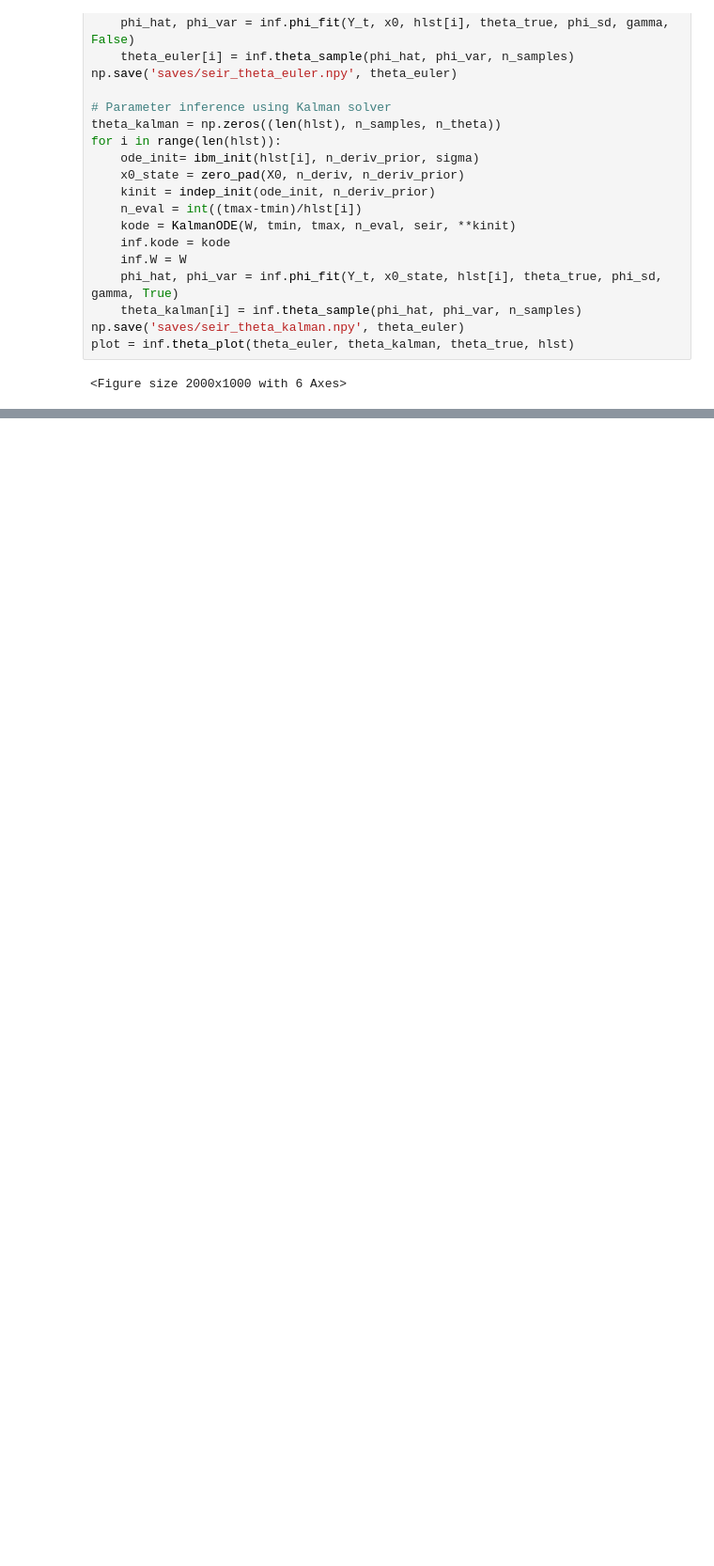
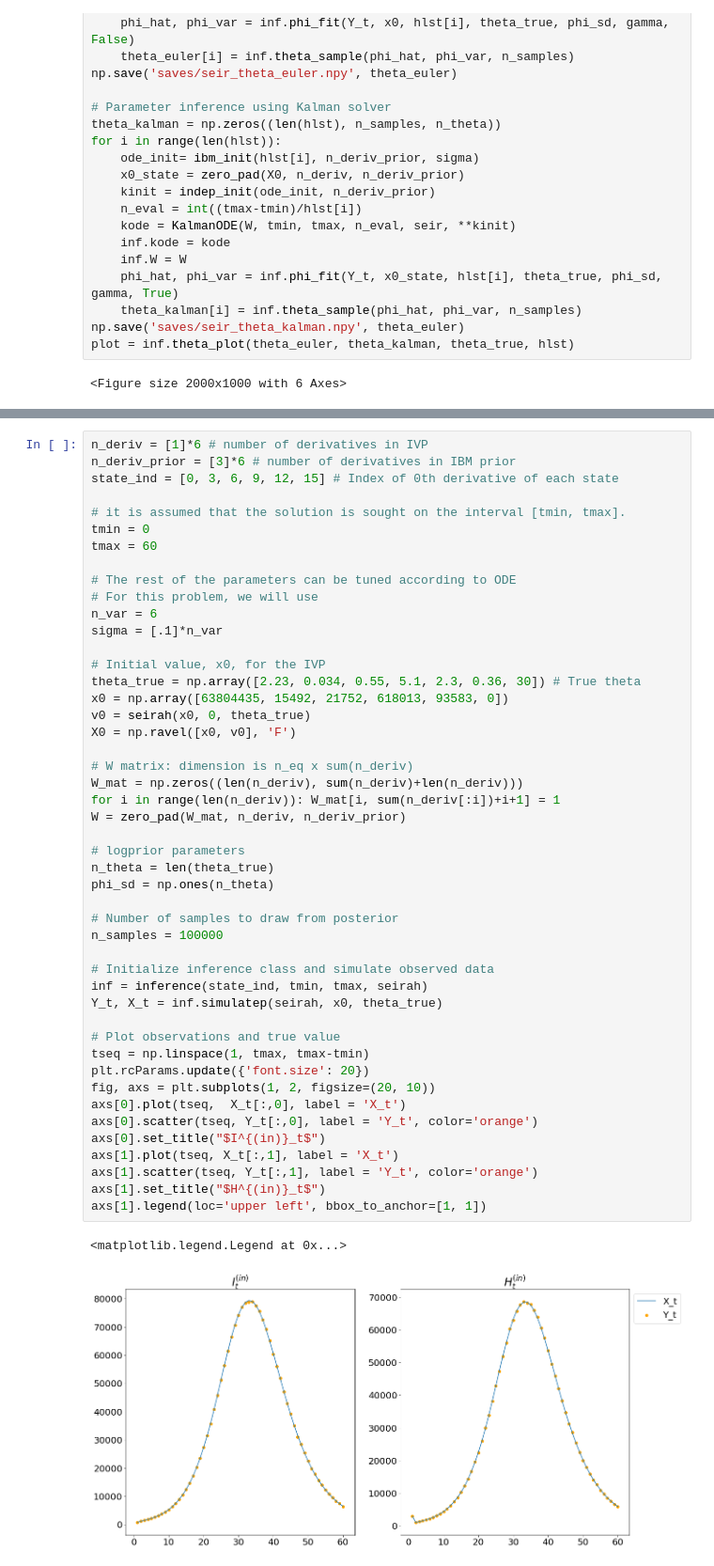
Before and after one commit to mlysy/rodeo-legacy, a Jupyter notebook: examples/Covid.ipynb, the cells around one changed output, grey strips where cells are left out. Shown: that part at 94% size. Cells and saved outputs as stored; diff of their text form; blank space fills up the shorter version.

```diff
--- a/examples/Covid.ipynb
+++ b/examples/Covid.ipynb
@@ -87,3 +110,53 @@ plot = inf.theta_plot(theta_euler, theta_kalman, theta_true, hlst)
+# %%
+n_deriv = [1]*6 # number of derivatives in IVP
+n_deriv_prior = [3]*6 # number of derivatives in IBM prior
+state_ind = [0, 3, 6, 9, 12, 15] # Index of 0th derivative of each state
+
+# it is assumed that the solution is sought on the interval [tmin, tmax].
+tmin = 0
+tmax = 60
+
+# The rest of the parameters can be tuned according to ODE
+# For this problem, we will use
+n_var = 6
+sigma = [.1]*n_var
+
+# Initial value, x0, for the IVP
+theta_true = np.array([2.23, 0.034, 0.55, 5.1, 2.3, 0.36, 30]) # True theta
+x0 = np.array([63804435, 15492, 21752, 618013, 93583, 0])
+v0 = seirah(x0, 0, theta_true)
+X0 = np.ravel([x0, v0], 'F')
+
+# W matrix: dimension is n_eq x sum(n_deriv)
+W_mat = np.zeros((len(n_deriv), sum(n_deriv)+len(n_deriv)))
+for i in range(len(n_deriv)): W_mat[i, sum(n_deriv[:i])+i+1] = 1
+W = zero_pad(W_mat, n_deriv, n_deriv_prior)
+
+# logprior parameters
+n_theta = len(theta_true)
+phi_sd = np.ones(n_theta)
+
+# Number of samples to draw from posterior
+n_samples = 100000
+
+# Initialize inference class and simulate observed data
+inf = inference(state_ind, tmin, tmax, seirah)
+Y_t, X_t = inf.simulatep(seirah, x0, theta_true)
+
+# Plot observations and true value
+tseq = np.linspace(1, tmax, tmax-tmin)
+plt.rcParams.update({'font.size': 20})
+fig, axs = plt.subplots(1, 2, figsize=(20, 10))
+axs[0].plot(tseq,  X_t[:,0], label = 'X_t')
+axs[0].scatter(tseq, Y_t[:,0], label = 'Y_t', color='orange')
+axs[0].set_title("$I^{(in)}_t$")
+axs[1].plot(tseq, X_t[:,1], label = 'X_t')
+axs[1].scatter(tseq, Y_t[:,1], label = 'Y_t', color='orange')
+axs[1].set_title("$H^{(in)}_t$")
+axs[1].legend(loc='upper left', bbox_to_anchor=[1, 1])
+# %% [output]
+<matplotlib.legend.Legend at 0x...>
+[figure, added]
 # %%
 import numpy as np
 from inference import inference
```
Also changed, not shown: parts of 2 cells of this notebook, 5 other files.
